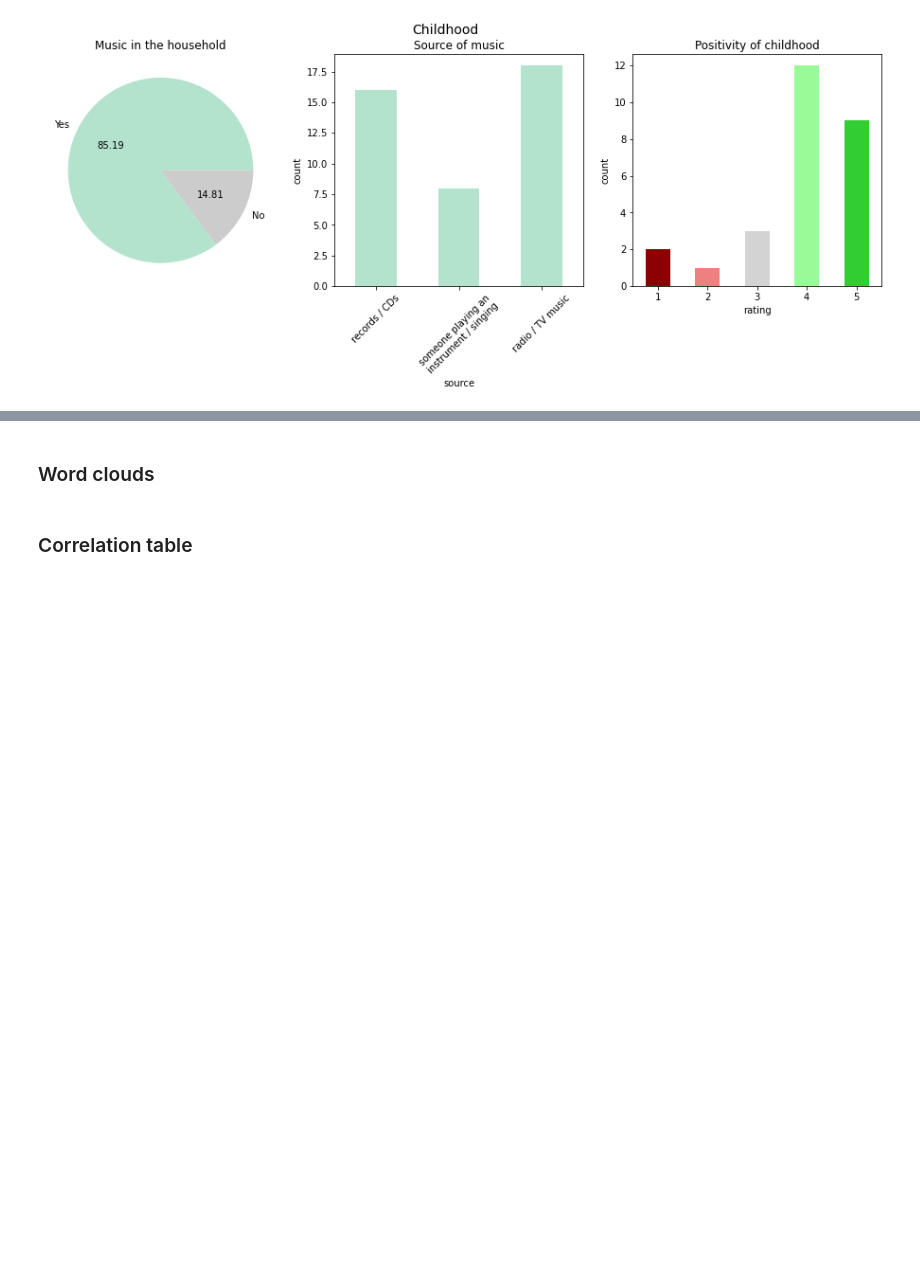
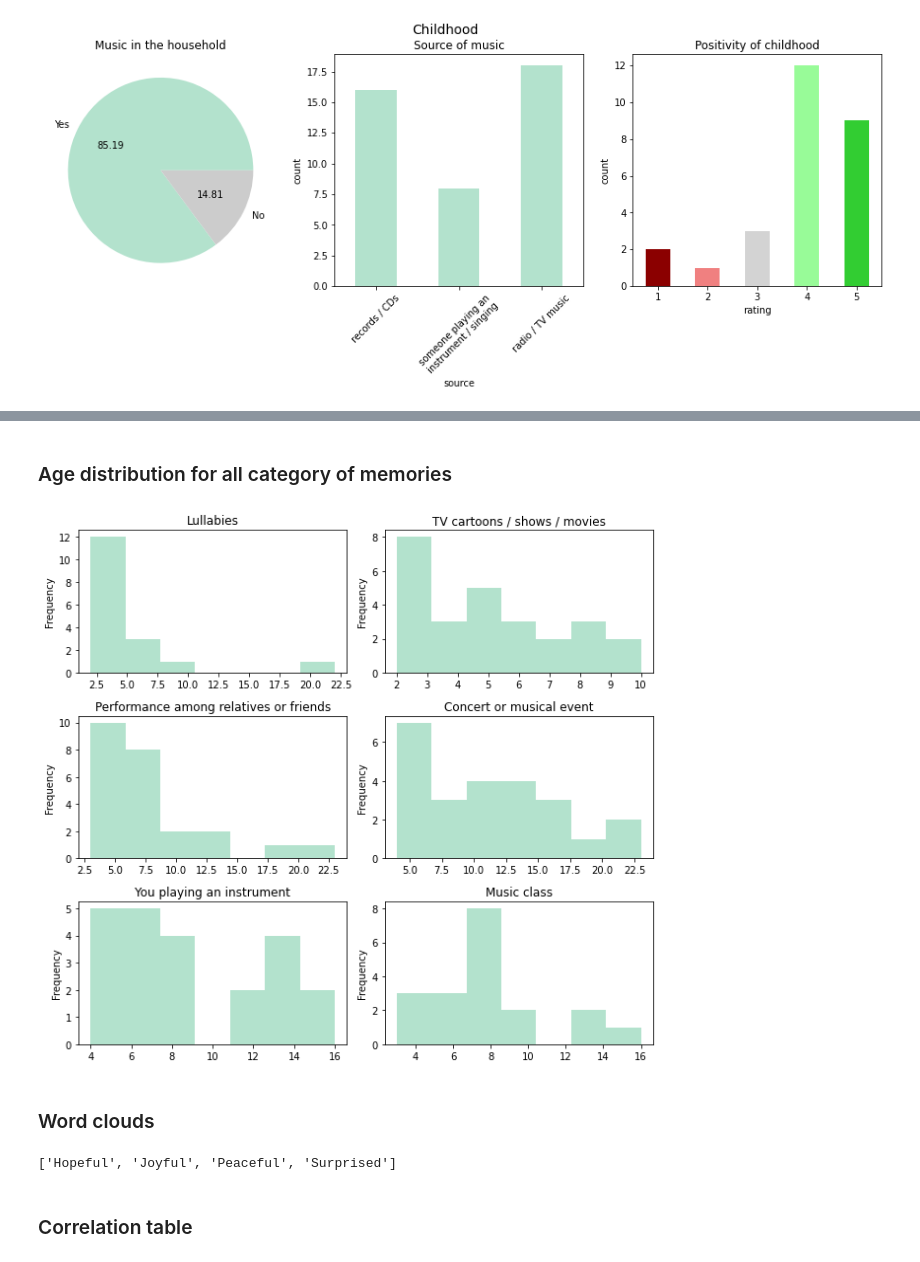
Before and after one commit to chrispla/early-musical-memories, a Jupyter notebook: vis.ipynb, the cells around one changed output, grey strips where cells are left out. Saved outputs shown, nothing was run; the diff lists cells and outputs as text; code cells hidden in the pictures; blank space fills up the shorter version.

```diff
--- a/vis.ipynb
+++ b/vis.ipynb
@@ -189,5 +198,31 @@ axes[2].set_xticklabels(labels=['1','2','3','4','5'], rotation=0)
+# %% [markdown]
+### Age distribution for all category of memories
+# %%
+titles = {'':'Lullabies',
+          '.1': 'TV cartoons / shows / movies',
+          '.2': 'Performance among relatives or friends',
+          '.3': 'Concert or musical event',
+          '.4': 'You playing an instrument',
+          '.5': 'Music class'
+}
+
+fig, ax = plt.subplots(3, 2, figsize = (9,8))
+
+for idx, i in enumerate(["", ".1", ".2", ".3", ".4", ".5"]):
+    df[f"How old were you?{i}"].plot.hist(bins = 7, cmap = "Pastel2", ax = ax[idx//2][idx%2], title = titles[i])
+
+plt.tight_layout()
+# %% [output]
+[figure, added]
 # %% [markdown]
 ### Word clouds
+# %%
+words = {'':{}, '.1': {}, '.2': {}, '.3': {}, '.4': {}, '.5': {}, '.6': {}}
+
+for i in ["", ".1", ".2", ".3", ".4", ".5", ".6"]:
+    df["Please select any other attributes that describe the mood related to the memory better..1"][0].split(", ")
+# %% [output]
+['Hopeful', 'Joyful', 'Peaceful', 'Surprised']
 # %% [markdown]
 ### Correlation table
 # %% [markdown]
```
Also changed, not shown: parts of 3 cells of this notebook.
